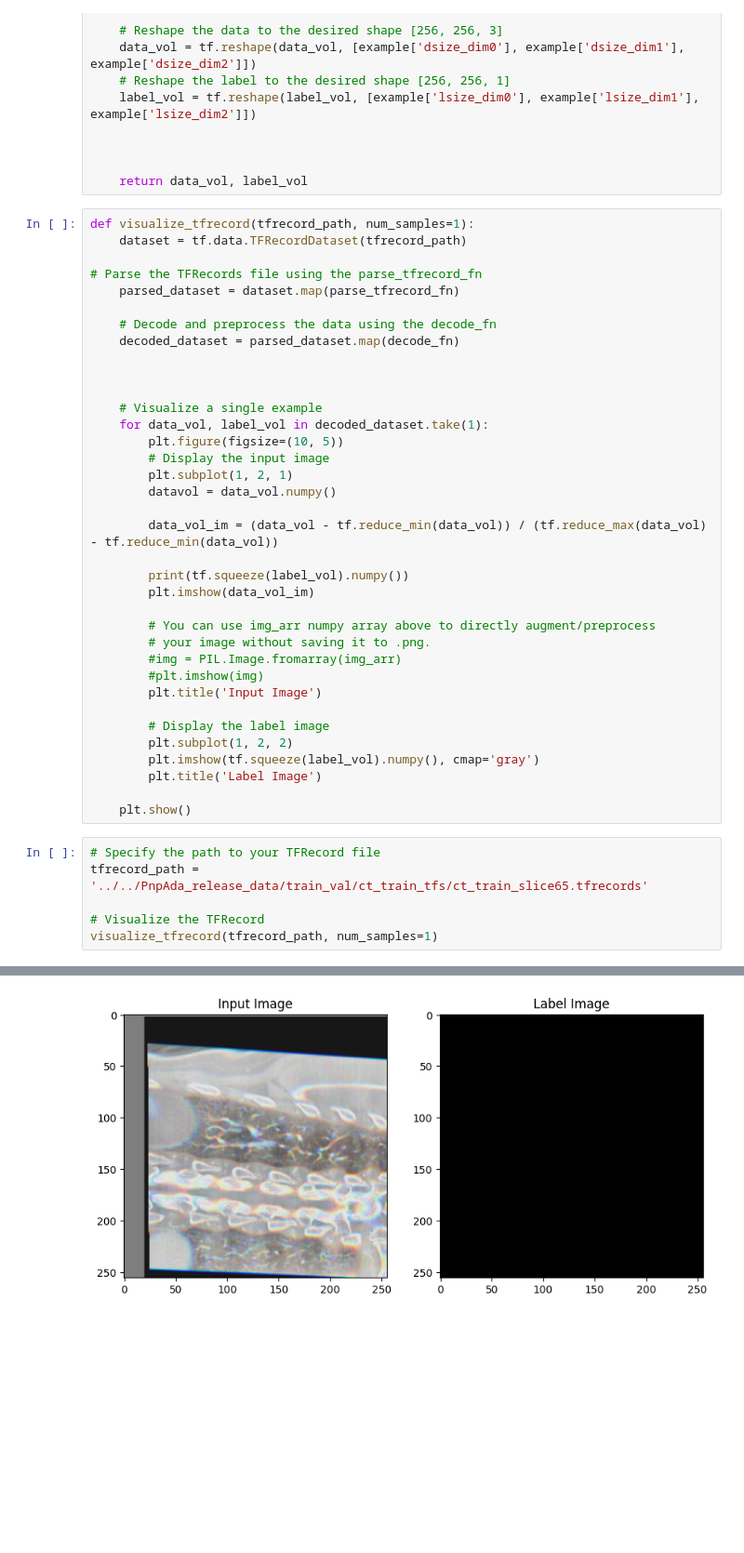
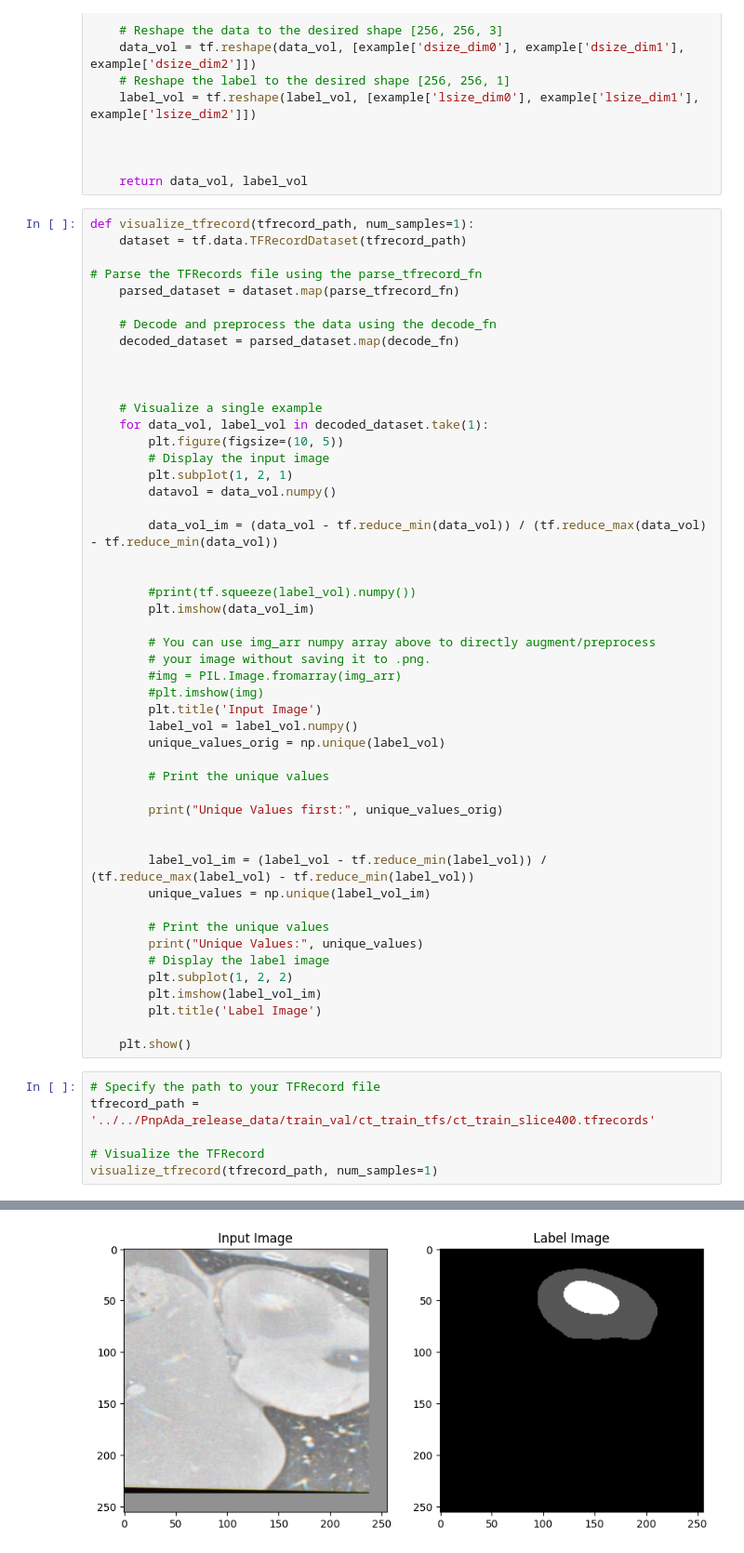
Before and after one commit to Trustworthy-AI-UU-NKI/Cross-Modal-Segmentation, a Jupyter notebook: data/exploratory_notebooks/check_other_data.ipynb, the cells around one changed output, grey strips where cells are left out. Shown at 93% size. Drawn from its saved outputs; the diff is of its cells as text; blank space fills up the shorter version.

Commit message:
Data analysis

```diff
--- a/data/exploratory_notebooks/check_other_data.ipynb
+++ b/data/exploratory_notebooks/check_other_data.ipynb
@@ -71,7 +71,8 @@ def visualize_tfrecord(tfrecord_path, num_samples=1):
 
         data_vol_im = (data_vol - tf.reduce_min(data_vol)) / (tf.reduce_max(data_vol) - tf.reduce_min(data_vol))
 
-        print(tf.squeeze(label_vol).numpy())
+
+        #print(tf.squeeze(label_vol).numpy())
         plt.imshow(data_vol_im)
 
         # You can use img_arr numpy array above to directly augment/preprocess
@@ -79,16 +80,28 @@ def visualize_tfrecord(tfrecord_path, num_samples=1):
         #img = PIL.Image.fromarray(img_arr)
         #plt.imshow(img)
         plt.title('Input Image')
+        label_vol = label_vol.numpy()
+        unique_values_orig = np.unique(label_vol)
 
+        # Print the unique values
+
+        print("Unique Values first:", unique_values_orig)
+
+
+        label_vol_im = (label_vol - tf.reduce_min(label_vol)) / (tf.reduce_max(label_vol) - tf.reduce_min(label_vol))
+        unique_values = np.unique(label_vol_im)
+
+        # Print the unique values
+        print("Unique Values:", unique_values)
         # Display the label image
         plt.subplot(1, 2, 2)
-        plt.imshow(tf.squeeze(label_vol).numpy(), cmap='gray')
+        plt.imshow(label_vol_im)
         plt.title('Label Image')
 
     plt.show()
 # %%
 # Specify the path to your TFRecord file
-tfrecord_path = '../../PnpAda_release_data/train_val/ct_train_tfs/ct_train_slice65.tfrecords'
+tfrecord_path = '../../PnpAda_release_data/train_val/ct_train_tfs/ct_train_slice400.tfrecords'
 
 # Visualize the TFRecord
 visualize_tfrecord(tfrecord_path, num_samples=1)
@@ -113 +113 @@ tf.Tensor(
-[figure, old version]
+[figure, new version]
```
Also changed, not shown: parts of 1 cell of this notebook, 5 other files.
